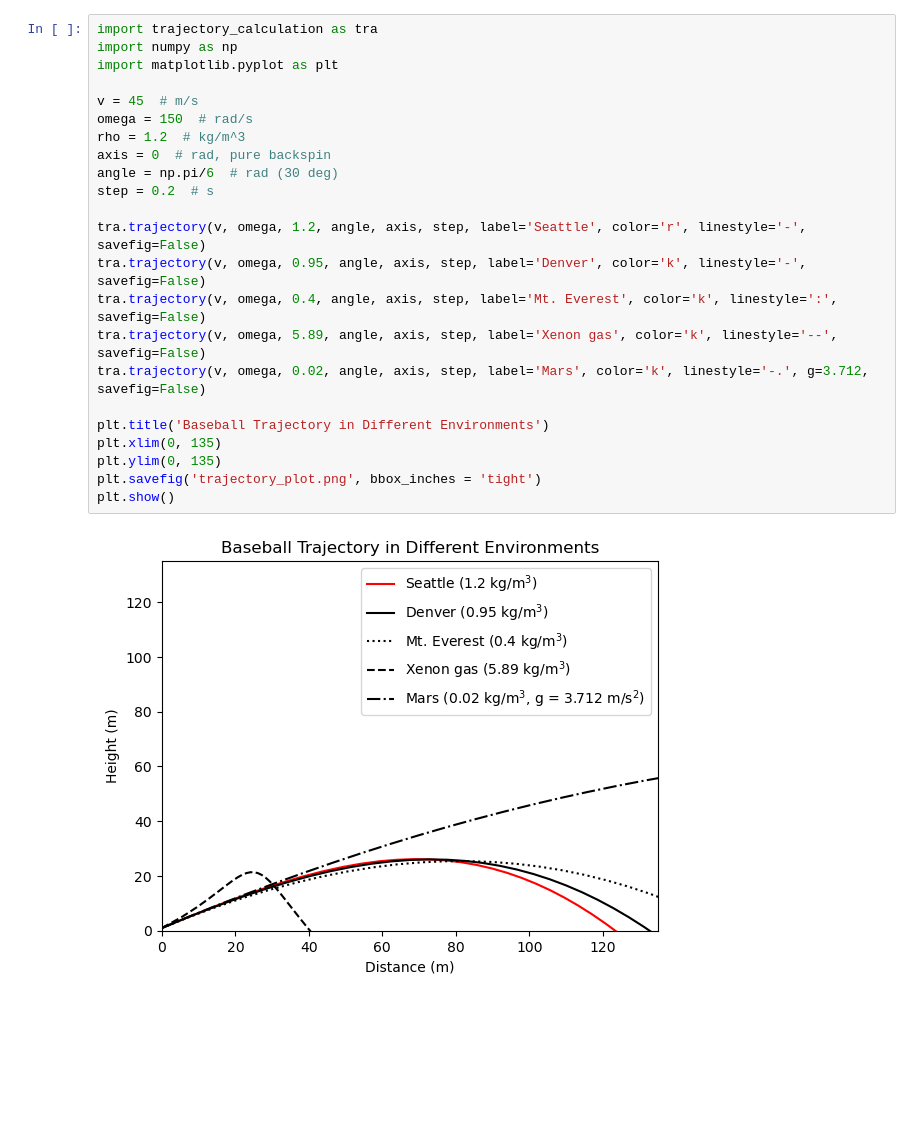
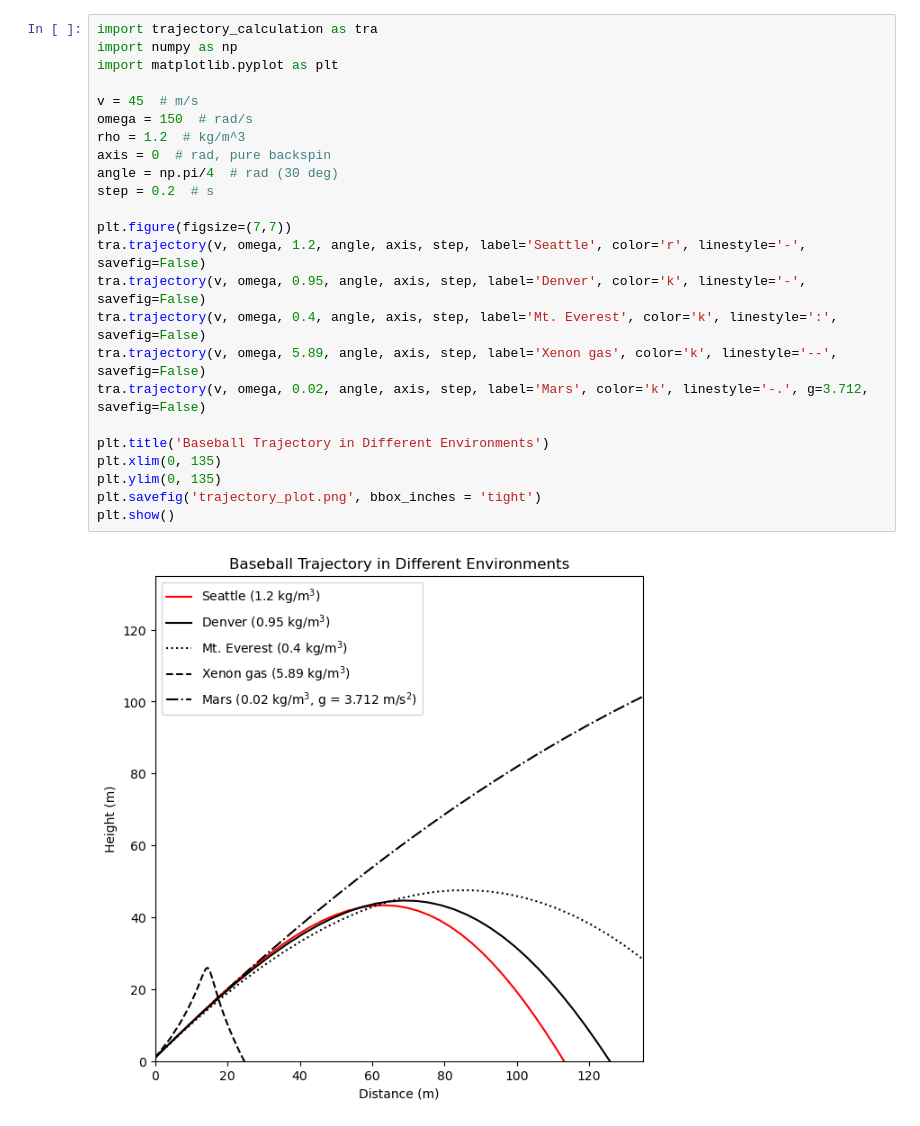
Before and after one commit to brodiemonohan/MLB-in-Seattle, a Jupyter notebook: atmosphere_effects/example.ipynb, the cells around one changed output. Saved outputs shown, nothing was run; the diff lists cells and outputs as text; blank space fills up the shorter version.

```diff
--- a/atmosphere_effects/example.ipynb
+++ b/atmosphere_effects/example.ipynb
@@ -1,25 +1,26 @@
 # %%
 import trajectory_calculation as tra
 import numpy as np
 import matplotlib.pyplot as plt
 
 v = 45  # m/s
 omega = 150  # rad/s
 rho = 1.2  # kg/m^3
 axis = 0  # rad, pure backspin
-angle = np.pi/6  # rad (30 deg)
+angle = np.pi/4  # rad (30 deg)
 step = 0.2  # s
 
+plt.figure(figsize=(7,7))
 tra.trajectory(v, omega, 1.2, angle, axis, step, label='Seattle', color='r', linestyle='-', savefig=False)
 tra.trajectory(v, omega, 0.95, angle, axis, step, label='Denver', color='k', linestyle='-', savefig=False)
 tra.trajectory(v, omega, 0.4, angle, axis, step, label='Mt. Everest', color='k', linestyle=':', savefig=False)
 tra.trajectory(v, omega, 5.89, angle, axis, step, label='Xenon gas', color='k', linestyle='--', savefig=False)
 tra.trajectory(v, omega, 0.02, angle, axis, step, label='Mars', color='k', linestyle='-.', g=3.712, savefig=False)
 
 plt.title('Baseball Trajectory in Different Environments')
 plt.xlim(0, 135)
 plt.ylim(0, 135)
 plt.savefig('trajectory_plot.png', bbox_inches = 'tight')
 plt.show()
 # %% [output]
-[figure, old version]
+[figure, new version]
```
Also changed, not shown: parts of 2 cells of this notebook, 9 other files.
